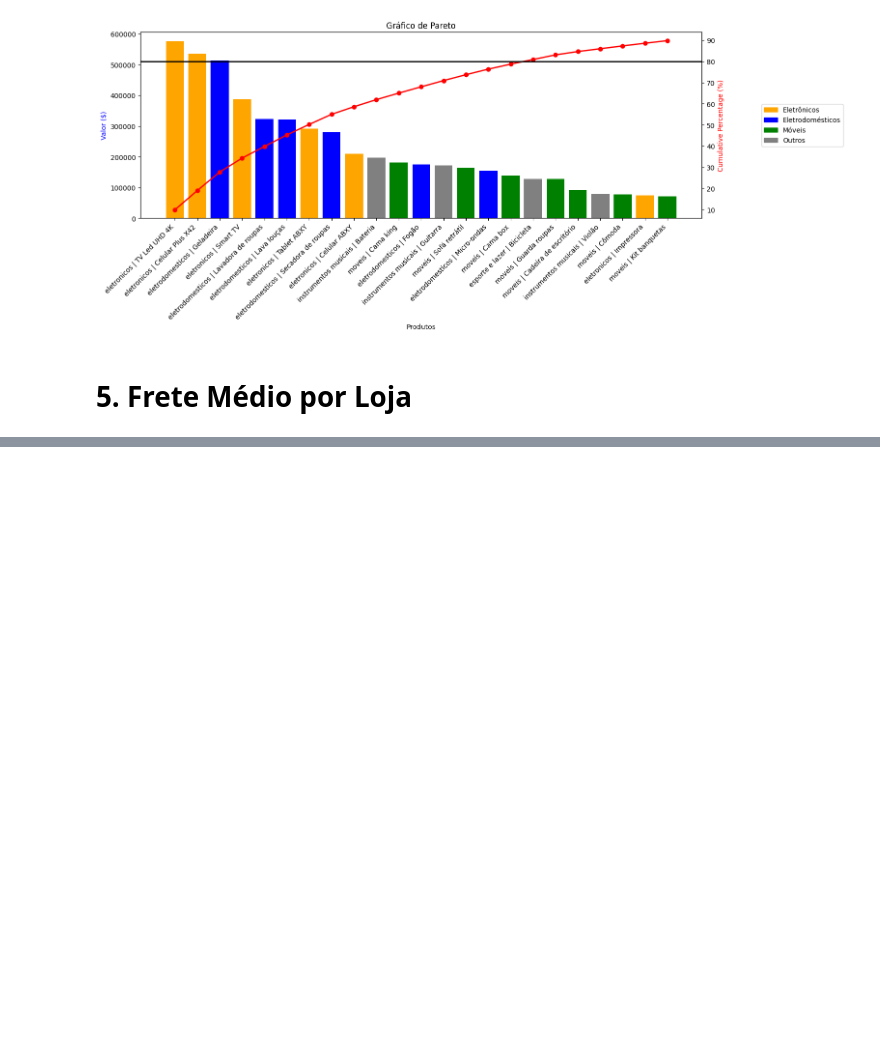
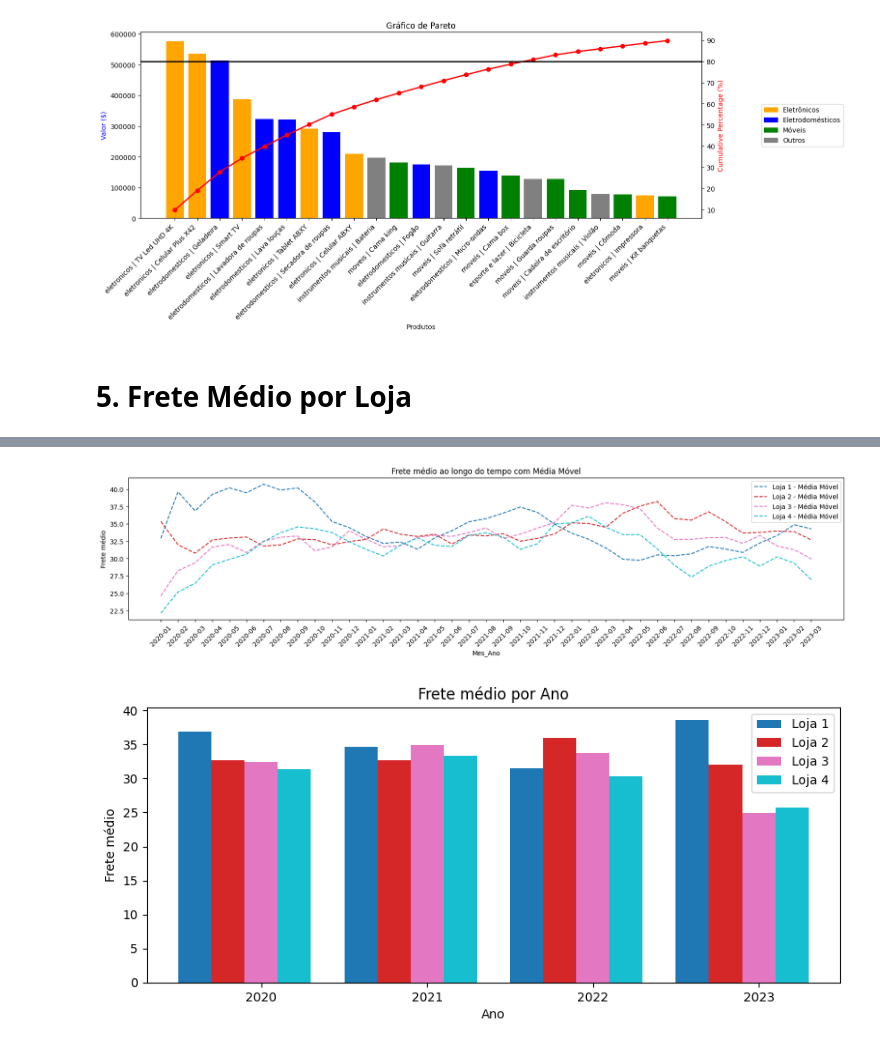
Before and after one commit to emilibohrer/alura_store, a Jupyter notebook: AluraStoreBr.ipynb, the cells around one changed output, grey strips where cells are left out. Cells and saved outputs as stored; diff of their text form; code cells hidden in the pictures; blank space fills up the shorter version.

Commit message:
analise frete

```diff
--- a/AluraStoreBr.ipynb
+++ b/AluraStoreBr.ipynb
@@ -649,0 +658,57 @@ plt.show()
+# %%
+df_fat_loja = df.copy()
+df_fat_loja['Data da Compra'] = pd.to_datetime(df_fat_loja['Data da Compra'], format='%d/%m/%Y')
+df_fat_loja['Mes_Ano'] = df_fat_loja['Data da Compra'].dt.to_period('M')
+df_fat_loja['Ano'] = df_fat_loja['Data da Compra'].dt.to_period('Y')
+
+# Agrupando por loja e mês, calculando a média do frete
+df_group_fat_loja = df_fat_loja.groupby(['loja', 'Mes_Ano'])['Frete'].mean().reset_index()
+
+plt.figure(figsize=(20, 4))
+colors = cm.tab10(np.linspace(0, 1, len(df_group_fat_loja['loja'].unique())))  # Gera cores únicas para cada loja
+
+for idx, i in enumerate(df_group_fat_loja['loja'].unique()):
+    df_aux = df_group_fat_loja[df_group_fat_loja['loja'] == i].copy()
+    df_aux = df_aux.sort_values('Mes_Ano')
+    df_aux.set_index('Mes_Ano', inplace=True)
+
+    # Aplicando média móvel de 3 meses
+    df_aux['Frete_MM'] = df_aux['Frete'].rolling(window=6, min_periods=1).mean()
+
+    # plt.plot(df_aux.index.astype(str), df_aux['Frete'], label=f'Loja {i} - Original', color=colors[idx], alpha=0.5)
+    plt.plot(df_aux.index.astype(str), df_aux['Frete_MM'], label=f'Loja {i} - Média Móvel', color=colors[idx], linestyle='dashed')
+
+plt.title('Frete médio ao longo do tempo com Média Móvel')
+plt.xlabel('Mes_Ano')
+plt.ylabel('Frete médio')
+plt.legend()
+plt.xticks(rotation=45)
+plt.show()
+
+
+"""
+Gráfico de barras agrupado por ano
+"""
+df_group_fat_loja = df_fat_loja.groupby(['loja','Ano'])['Frete'].mean().reset_index()
+df_pivot = df_group_fat_loja.pivot(index='Ano', columns='loja', values='Frete')
+
+bar_width = 0.2
+
+plt.figure(figsize=(10, 4))
+anos = df_pivot.index.astype(str)
+x = np.arange(len(anos))  # Posições no eixo x
+
+
+for idx, loja in enumerate(df_pivot.columns):
+    plt.bar(x + idx * bar_width, df_pivot[loja], width=bar_width, label=f'Loja {loja}',color=colors[idx])
+
+plt.xticks(x + bar_width * (len(df_pivot.columns) / 2), anos)  # Ajusta posição dos rótulos
+plt.title('Frete médio por Ano')
+plt.xlabel('Ano')
+plt.ylabel('Frete médio')
+plt.legend()
+plt.ticklabel_format(style='plain', axis='y')  # Evita notação científica
+plt.show()
+# %% [output]
+[figure, added]
+[figure, added]
```
Also changed, not shown: parts of 3 cells of this notebook.
